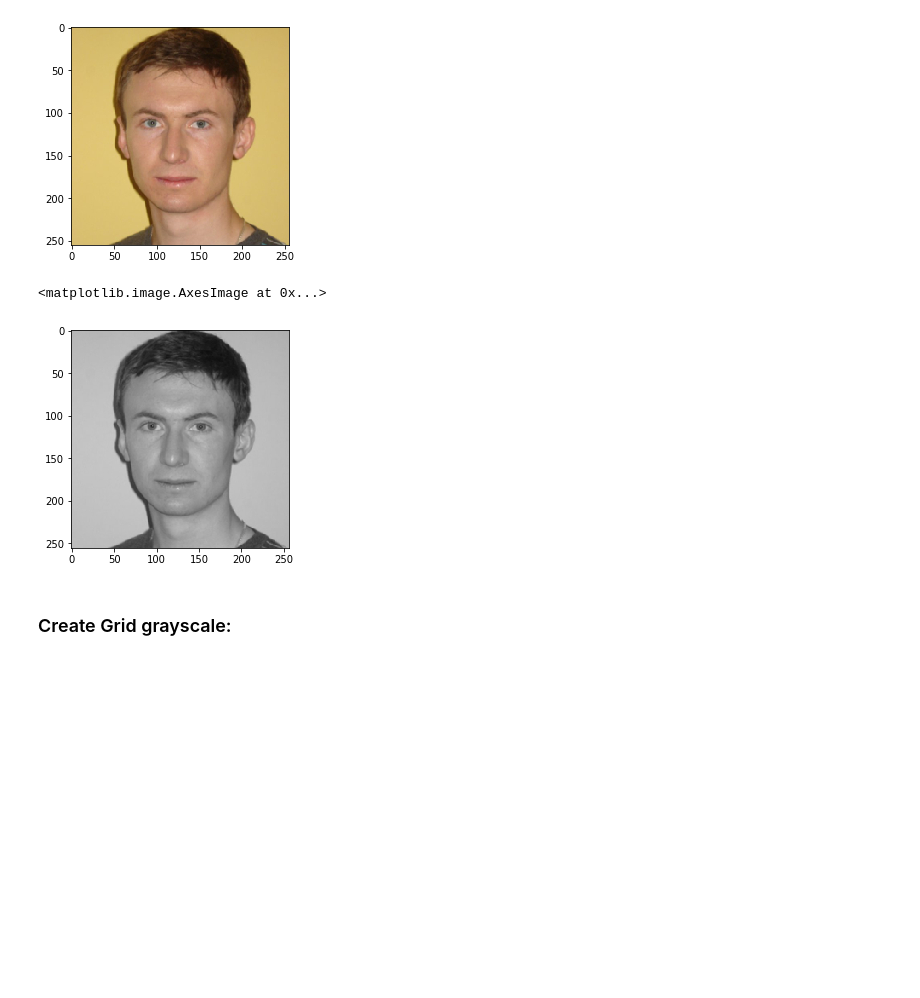
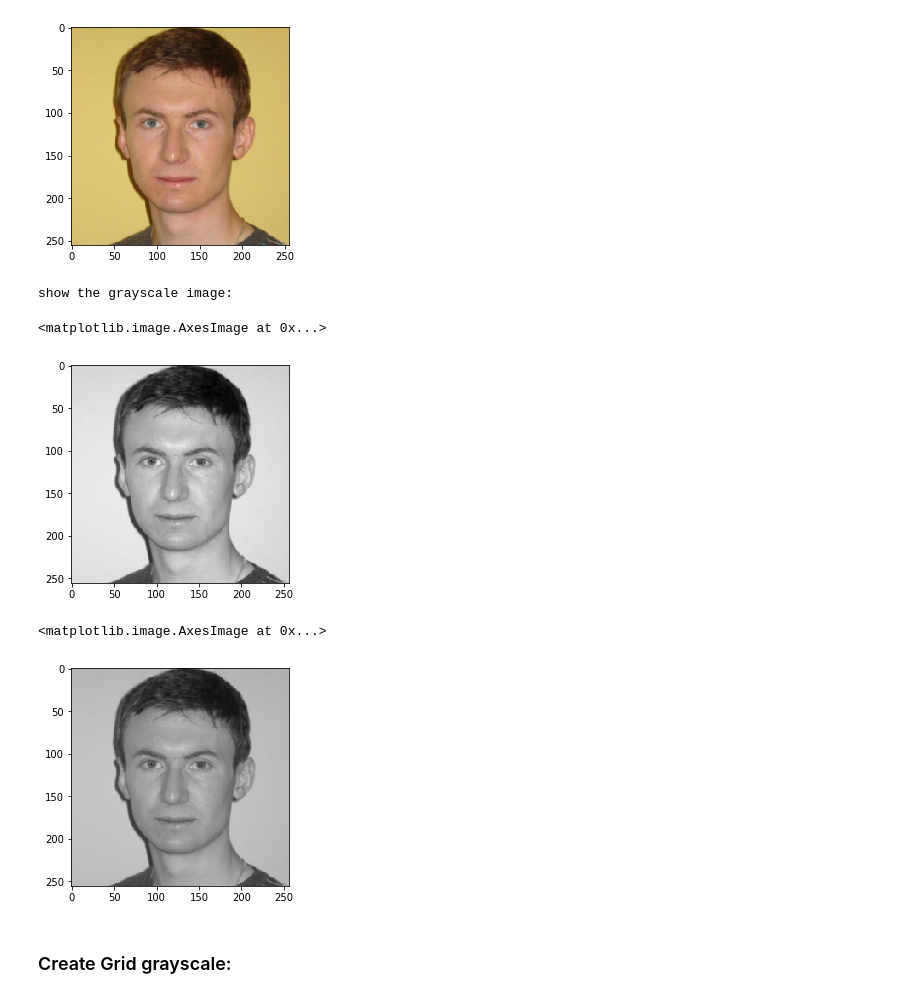
Before and after one commit to adam-dziedzic/bandlimited-cnns, a Jupyter notebook: figure2.ipynb, the cells around one changed output. Cells and saved outputs as stored; diff of their text form; code cells hidden in the pictures; blank space fills up the shorter version.

```diff
--- a/figure2.ipynb
+++ b/figure2.ipynb
@@ -54,14 +57,24 @@ plt.show()
 # image = open_image('adam_spectral_pooling.jpg')
 fname = './Images/adam_spectral_pooling.jpg'
 image = Image.open(fname).convert("L")
-grayscale_image = np.asarray(downscale_image(image, 256, 256).convert('F')) / 255.
-image = downscale_image(image, 256, 256).convert('RGB')
-image = np.asarray(image) / 255.
-# original image
-plt.imshow(image, cmap='gray')
+grayscale_image = np.asarray(downscale_image(
+    image, 256, 256).convert('F')) / 255.
+print("show the grayscale image:")
+plt.imshow(grayscale_image, cmap='gray')
 # %% [output]
-<matplotlib.image.AxesImage at 0x...>
+show the grayscale image:
+<matplotlib.image.AxesImage at 0x...>
 [figure]
+# %%
+fname = './Images/adam_spectral_pooling.jpg'
+image = Image.open(fname).convert("L")
+image = downscale_image(image, 256, 256).convert('RGB')
+image = np.asarray(image) / 255.
+# original image
+plt.imshow(image, cmap='gray')
+# %% [output]
+<matplotlib.image.AxesImage at 0x...>
+[figure, added]
 # %%
 def get_fft_plot(fft, shift_channel=True, eps=1e-12, pad_to_width=256):
     """ Convert a fourier transform returned from tensorflow in a format
```
Also changed, not shown: parts of 6 cells of this notebook, 4 other files.
